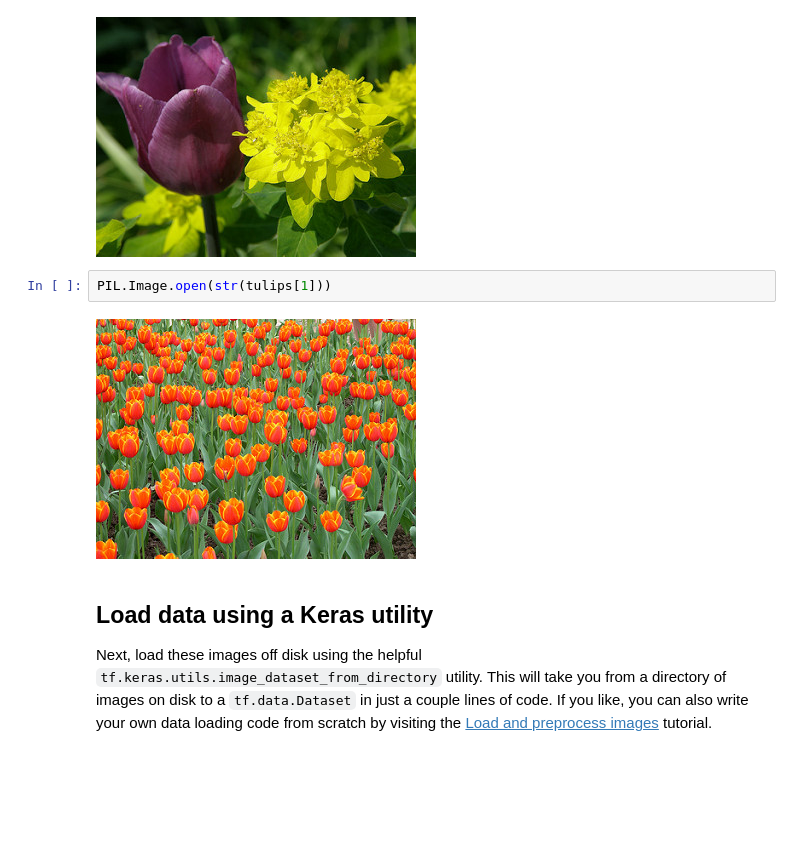
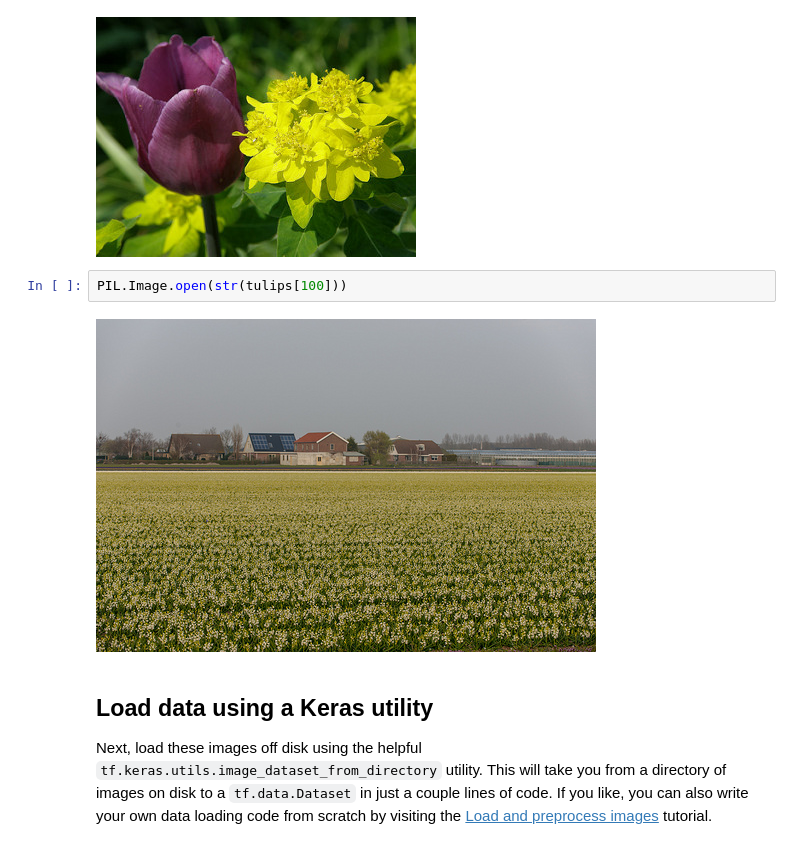
Before and after one commit to RakeshSharma21/Sessions_Notebook, a Jupyter notebook: Copy_of_classification.ipynb, the cells around one changed output. Saved outputs shown, nothing was run; the diff lists cells and outputs as text; blank space fills up the shorter version.

```diff
--- a/Copy_of_classification.ipynb
+++ b/Copy_of_classification.ipynb
@@ -114,9 +114,9 @@ PIL.Image.open(str(tulips[0]))
 # %% [output]
 [figure]
 # %%
-PIL.Image.open(str(tulips[1]))
+PIL.Image.open(str(tulips[100]))
 # %% [output]
-[figure, old version]
+[figure, new version]
 # %% [markdown]
 ## Load data using a Keras utility
 
```
Also changed, not shown: parts of 13 cells of this notebook.
